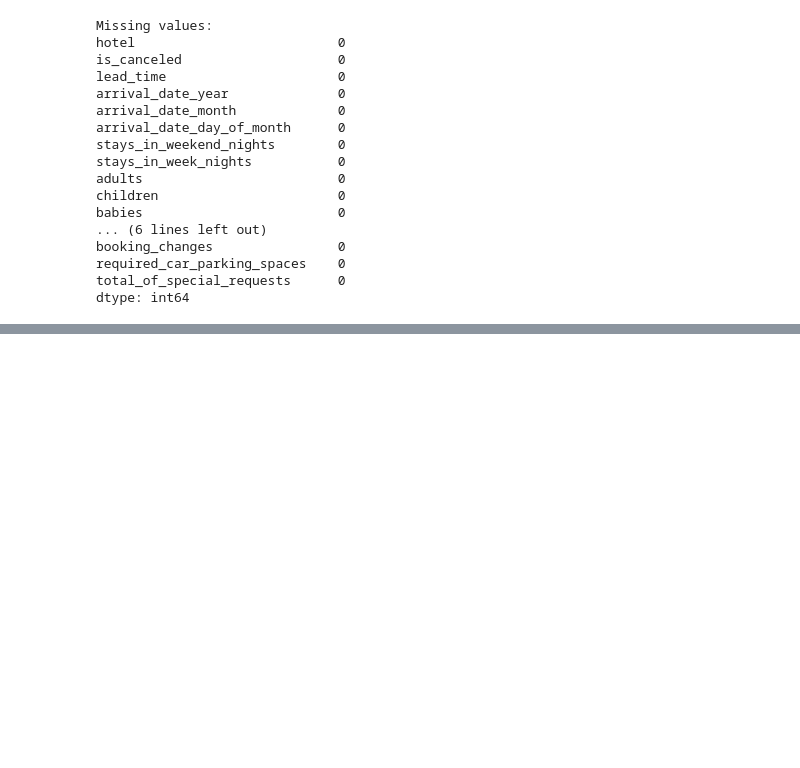
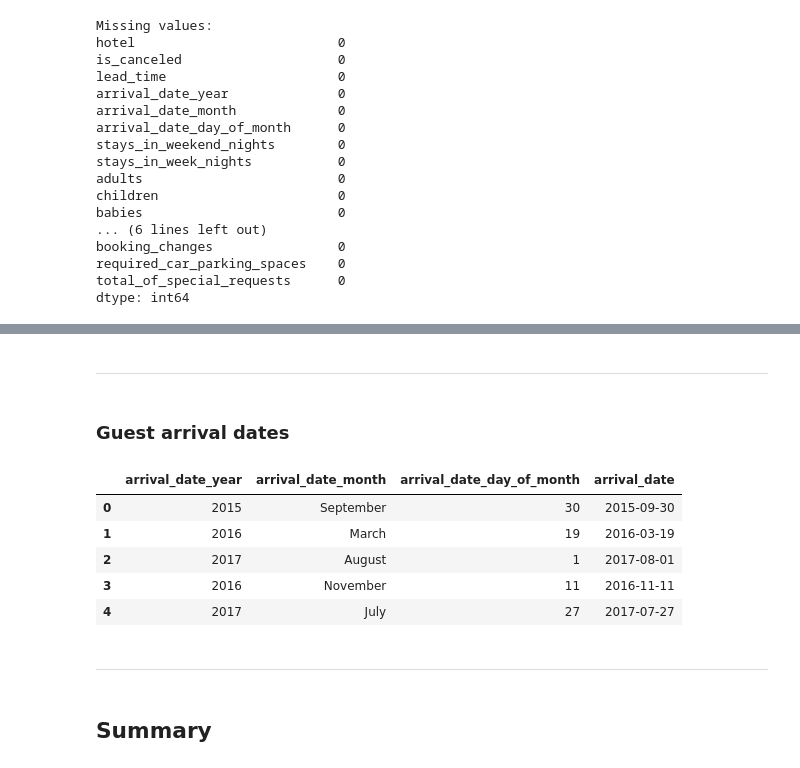
Before and after one commit to subhanjanshah/Data-Processing-w-Python-2026, a Jupyter notebook: hoteldate.ipynb, the cells around one changed output, grey strips where cells are left out. Saved outputs shown, nothing was run; the diff lists cells and outputs as text; code cells hidden in the pictures; blank space fills up the shorter version.

```diff
--- a/hoteldate.ipynb
+++ b/hoteldate.ipynb
@@ -148,0 +215,30 @@ dtype: int64
+# %% [markdown]
+---------------------------------------------------------------------------------------------------------
+# %% [markdown]
+### Guest arrival dates
+# %%
+bookings_b["arrival_date"] = pd.to_datetime(
+    bookings_b["arrival_date_year"].astype("string") + "-"
+    + bookings_b["arrival_date_month"] + "-"
+    + bookings_b["arrival_date_day_of_month"].astype("string"),
+    format="%Y-%B-%d",
+    errors="coerce"
+)
+
+bookings_b[[
+    "arrival_date_year",
+    "arrival_date_month",
+    "arrival_date_day_of_month",
+    "arrival_date"
+]].head()
+# %% [output]
+|  | arrival_date_year | arrival_date_month | arrival_date_day_of_month | arrival_date |
+| 0 | 2015 | September | 30 | 2015-09-30 |
+| 1 | 2016 | March | 19 | 2016-03-19 |
+| 2 | 2017 | August | 1 | 2017-08-01 |
+| 3 | 2016 | November | 11 | 2016-11-11 |
+| 4 | 2017 | July | 27 | 2017-07-27 |
+# %% [markdown]
+---------------------------------------------------------------------------------------------------------
+# %% [markdown]
+## Summary
```
Also changed, not shown: parts of 28 cells of this notebook, 4 other files.
